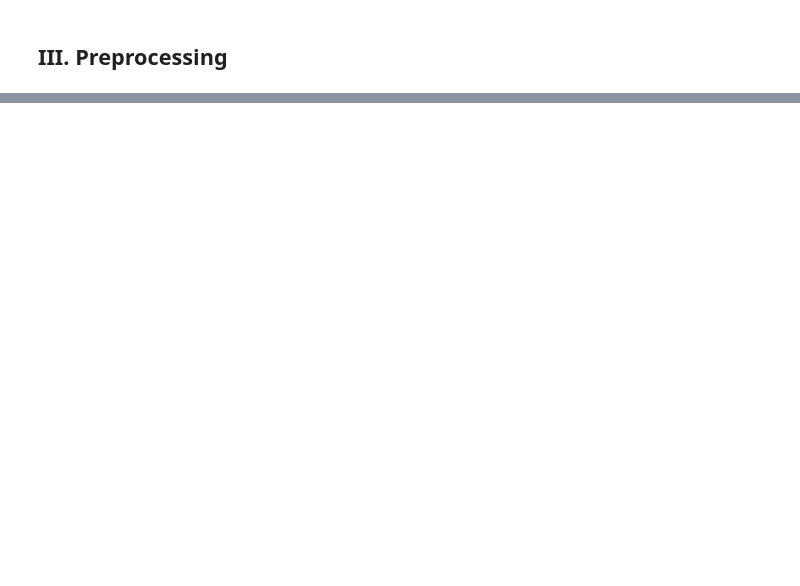
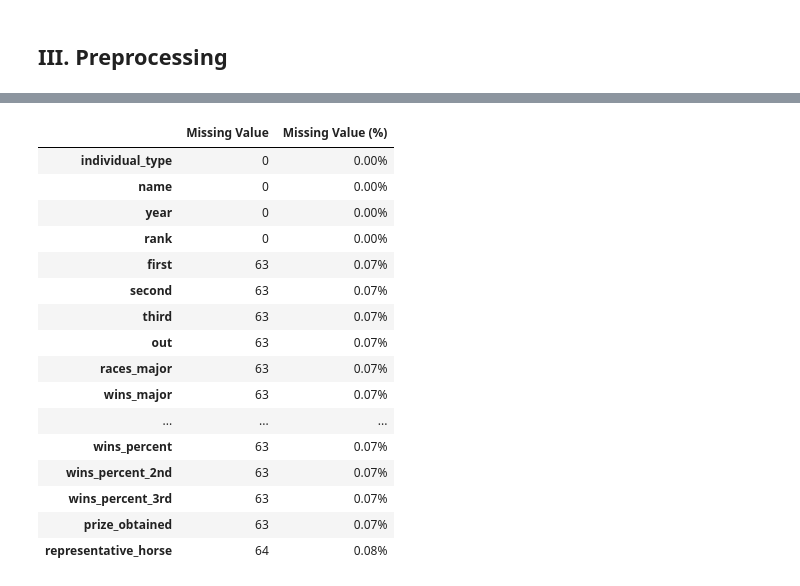
Before and after one commit to terryluzj/ba-fyp-sports-analytics, a Jupyter notebook: analysis/Database Preprocessing.ipynb, the cells around one changed output, grey strips where cells are left out. Cells and saved outputs as stored; diff of their text form; code cells hidden in the pictures; blank space fills up the shorter version.

```diff
--- a/analysis/Database Preprocessing.ipynb
+++ b/analysis/Database Preprocessing.ipynb
@@ -196,0 +248,21 @@ jockey_df.describe().T
+# %%
+# Check missing value
+get_missing_value_perc(individual_df)
+# %% [output]
+|  | Missing Value | Missing Value (%) |
+| individual_type | 0 | 0.00% |
+| name | 0 | 0.00% |
+| year | 0 | 0.00% |
+| rank | 0 | 0.00% |
+| first | 63 | 0.07% |
+| second | 63 | 0.07% |
+| third | 63 | 0.07% |
+| out | 63 | 0.07% |
+| races_major | 63 | 0.07% |
+| wins_major | 63 | 0.07% |
+| ... | ... | ... |
+| wins_percent | 63 | 0.07% |
+| wins_percent_2nd | 63 | 0.07% |
+| wins_percent_3rd | 63 | 0.07% |
+| prize_obtained | 63 | 0.07% |
+| representative_horse | 64 | 0.08% |
```
Also changed, not shown: parts of 18 cells of this notebook.
